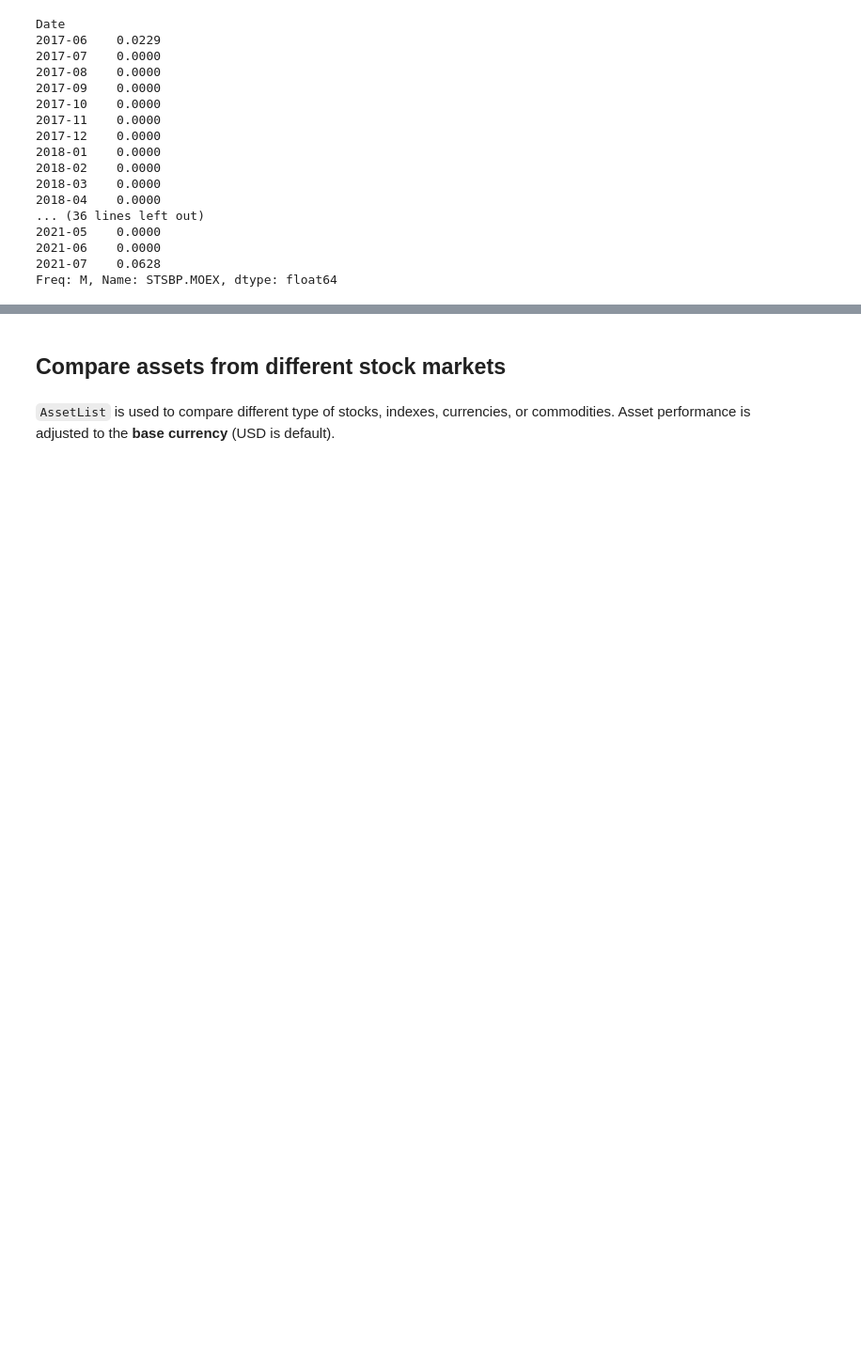
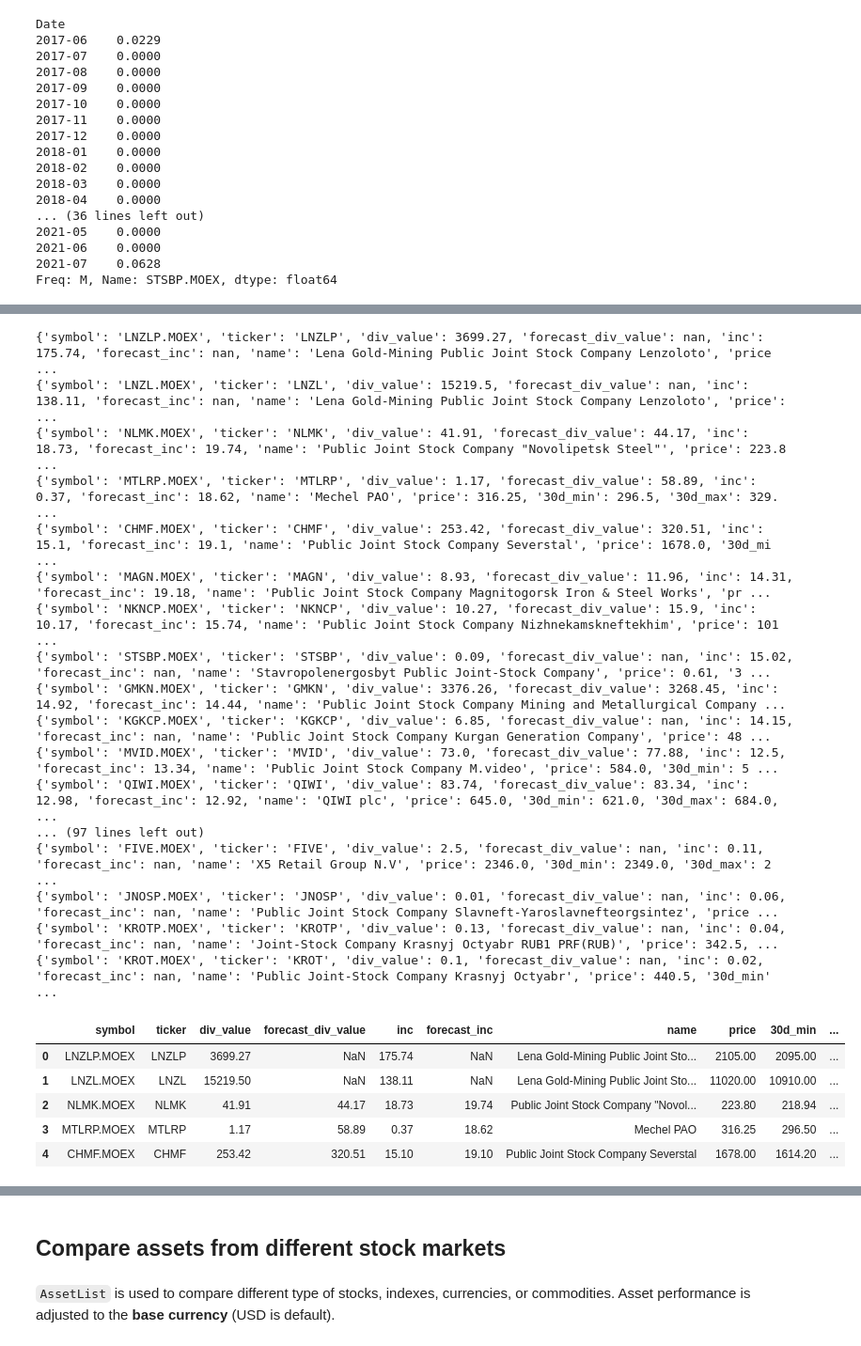
Before and after one commit to aljeshishe/colab, a Jupyter notebook: okama.ipynb, the cells around one changed output, grey strips where cells are left out. Shown: that part at 94% size. Saved outputs shown, nothing was run; the diff lists cells and outputs as text; code cells hidden in the pictures; blank space fills up the shorter version.

```diff
--- a/okama.ipynb
+++ b/okama.ipynb
@@ -140,0 +185,20 @@ forecast_div_df.round(2)
+# %%
+def get_div(row):
+  x = ok.Asset(row.symbol)
+  div = x.dividends
+  div.index = div.index.to_timestamp()
+
+  div_value = div[:'2022-01'].last('12M').sum() if '2021' in div.index else float('nan')
+  forecast_div_value = div.last('12M').sum() if '2022' in div.index else float('nan')
+
+  row['ticker'] = row.symbol.split('.')[0]
+  row['div_value'] = div_value
+  row['forecast_div_value'] = forecast_div_value
+  row['inc'] = div_value / x.price * 100
+  row['forecast_inc'] = forecast_div_value / x.price * 100
+  row['name'] = x.name
+  print(row.to_dict())
+  return row
+
+new_data_df = tickers.apply(get_div, axis='columns', result_type='expand').round(2)
+new_data_df.head(5)
@@ -140,0 +229,41 @@ forecast_div_df.round(2)
+# %%
+def get_prices(row):
+  x = ok.Asset(row.symbol)
+  prices = x.close_daily
+  prices.index = prices.index.to_timestamp()
+  row['price'] = x.price
+  row['30d_min'] = prices.last('30D').min()
+  row['30d_max'] = prices.last('30D').max()
+  row['30d_drowdown'] = x.price / row['30d_max'] * 100 - 100
+  row['365d_min'] = prices.last('365D').min()
+  row['365d_max'] = prices.last('365D').max()
+  row['365d_drowdown'] = x.price / row['365d_max'] * 100 - 100
+  print(row.to_dict())
+  return row
+
+new_data_df = new_data_df.apply(get_prices, axis='columns', result_type='expand').round(2)
+new_data_df.head(5)
+# %% [output]
+{'symbol': 'LNZLP.MOEX', 'ticker': 'LNZLP', 'div_value': 3699.27, 'forecast_div_value': nan, 'inc': 175.74, 'forecast_inc': nan, 'name': 'Lena Gold-Mining Public Joint Stock Company Lenzoloto', 'price ...
+{'symbol': 'LNZL.MOEX', 'ticker': 'LNZL', 'div_value': 15219.5, 'forecast_div_value': nan, 'inc': 138.11, 'forecast_inc': nan, 'name': 'Lena Gold-Mining Public Joint Stock Company Lenzoloto', 'price': ...
+{'symbol': 'NLMK.MOEX', 'ticker': 'NLMK', 'div_value': 41.91, 'forecast_div_value': 44.17, 'inc': 18.73, 'forecast_inc': 19.74, 'name': 'Public Joint Stock Company "Novolipetsk Steel"', 'price': 223.8 ...
+{'symbol': 'MTLRP.MOEX', 'ticker': 'MTLRP', 'div_value': 1.17, 'forecast_div_value': 58.89, 'inc': 0.37, 'forecast_inc': 18.62, 'name': 'Mechel PAO', 'price': 316.25, '30d_min': 296.5, '30d_max': 329. ...
+{'symbol': 'CHMF.MOEX', 'ticker': 'CHMF', 'div_value': 253.42, 'forecast_div_value': 320.51, 'inc': 15.1, 'forecast_inc': 19.1, 'name': 'Public Joint Stock Company Severstal', 'price': 1678.0, '30d_mi ...
+{'symbol': 'MAGN.MOEX', 'ticker': 'MAGN', 'div_value': 8.93, 'forecast_div_value': 11.96, 'inc': 14.31, 'forecast_inc': 19.18, 'name': 'Public Joint Stock Company Magnitogorsk Iron & Steel Works', 'pr ...
+{'symbol': 'NKNCP.MOEX', 'ticker': 'NKNCP', 'div_value': 10.27, 'forecast_div_value': 15.9, 'inc': 10.17, 'forecast_inc': 15.74, 'name': 'Public Joint Stock Company Nizhnekamskneftekhim', 'price': 101 ...
+{'symbol': 'STSBP.MOEX', 'ticker': 'STSBP', 'div_value': 0.09, 'forecast_div_value': nan, 'inc': 15.02, 'forecast_inc': nan, 'name': 'Stavropolenergosbyt Public Joint-Stock Company', 'price': 0.61, '3 ...
+{'symbol': 'GMKN.MOEX', 'ticker': 'GMKN', 'div_value': 3376.26, 'forecast_div_value': 3268.45, 'inc': 14.92, 'forecast_inc': 14.44, 'name': 'Public Joint Stock Company Mining and Metallurgical Company ...
+{'symbol': 'KGKCP.MOEX', 'ticker': 'KGKCP', 'div_value': 6.85, 'forecast_div_value': nan, 'inc': 14.15, 'forecast_inc': nan, 'name': 'Public Joint Stock Company Kurgan Generation Company', 'price': 48 ...
+{'symbol': 'MVID.MOEX', 'ticker': 'MVID', 'div_value': 73.0, 'forecast_div_value': 77.88, 'inc': 12.5, 'forecast_inc': 13.34, 'name': 'Public Joint Stock Company M.video', 'price': 584.0, '30d_min': 5 ...
+{'symbol': 'QIWI.MOEX', 'ticker': 'QIWI', 'div_value': 83.74, 'forecast_div_value': 83.34, 'inc': 12.98, 'forecast_inc': 12.92, 'name': 'QIWI plc', 'price': 645.0, '30d_min': 621.0, '30d_max': 684.0,  ...
+... (97 lines left out)
+{'symbol': 'FIVE.MOEX', 'ticker': 'FIVE', 'div_value': 2.5, 'forecast_div_value': nan, 'inc': 0.11, 'forecast_inc': nan, 'name': 'X5 Retail Group N.V', 'price': 2346.0, '30d_min': 2349.0, '30d_max': 2 ...
+{'symbol': 'JNOSP.MOEX', 'ticker': 'JNOSP', 'div_value': 0.01, 'forecast_div_value': nan, 'inc': 0.06, 'forecast_inc': nan, 'name': 'Public Joint Stock Company Slavneft-Yaroslavnefteorgsintez', 'price ...
+{'symbol': 'KROTP.MOEX', 'ticker': 'KROTP', 'div_value': 0.13, 'forecast_div_value': nan, 'inc': 0.04, 'forecast_inc': nan, 'name': 'Joint-Stock Company Krasnyj Octyabr RUB1 PRF(RUB)', 'price': 342.5, ...
+{'symbol': 'KROT.MOEX', 'ticker': 'KROT', 'div_value': 0.1, 'forecast_div_value': nan, 'inc': 0.02, 'forecast_inc': nan, 'name': 'Public Joint-Stock Company Krasnyj Octyabr', 'price': 440.5, '30d_min' ...
+|  | symbol | ticker | div_value | forecast_div_value | inc | forecast_inc | name | price | 30d_min | ... |
+| 0 | LNZLP.MOEX | LNZLP | 3699.27 | NaN | 175.74 | NaN | Lena Gold-Mining Public Joint Sto... | 2105.00 | 2095.00 | ... |
+| 1 | LNZL.MOEX | LNZL | 15219.50 | NaN | 138.11 | NaN | Lena Gold-Mining Public Joint Sto... | 11020.00 | 10910.00 | ... |
+| 2 | NLMK.MOEX | NLMK | 41.91 | 44.17 | 18.73 | 19.74 | Public Joint Stock Company "Novol... | 223.80 | 218.94 | ... |
+| 3 | MTLRP.MOEX | MTLRP | 1.17 | 58.89 | 0.37 | 18.62 | Mechel PAO | 316.25 | 296.50 | ... |
+| 4 | CHMF.MOEX | CHMF | 253.42 | 320.51 | 15.10 | 19.10 | Public Joint Stock Company Severstal | 1678.00 | 1614.20 | ... |
```
Also changed, not shown: parts of 41 cells of this notebook.
